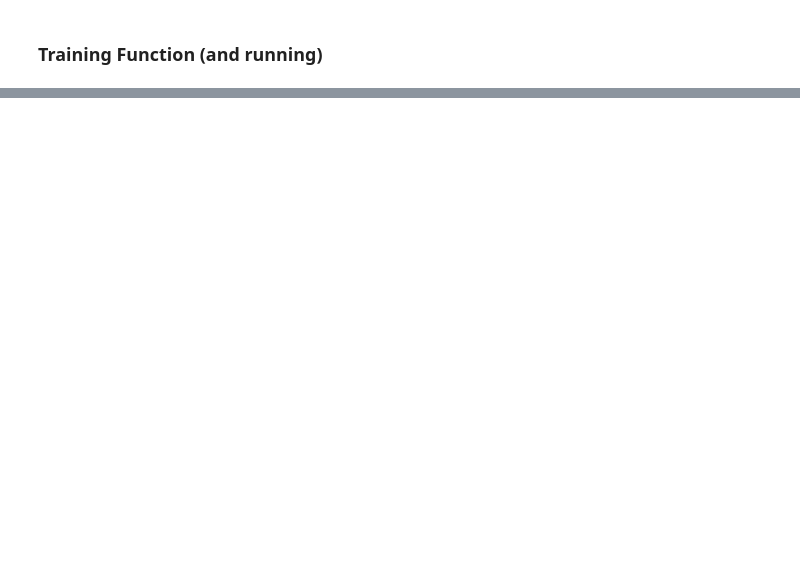
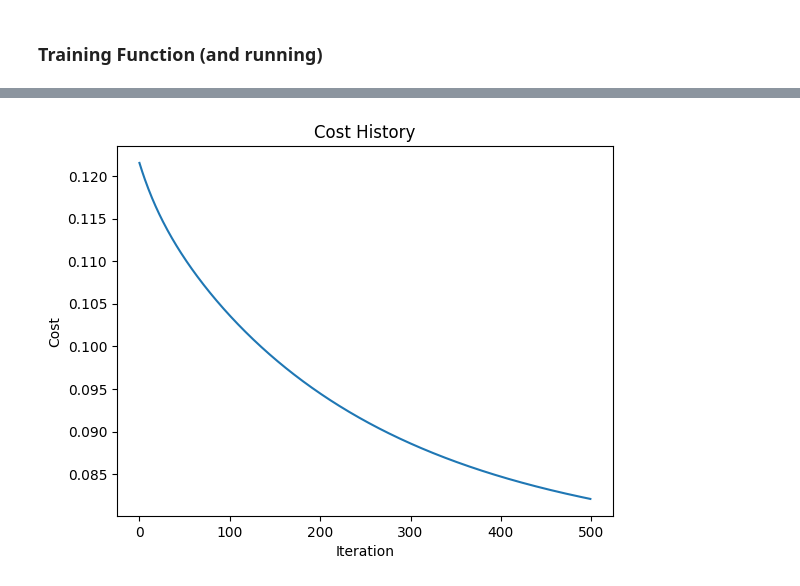
Before and after one commit to DarknessNotFound/TitanicKaggle, a Jupyter notebook: KaggleAnswers.ipynb, the cells around one changed output, grey strips where cells are left out. Cells and saved outputs as stored; diff of their text form; code cells hidden in the pictures; blank space fills up the shorter version.

```diff
--- a/KaggleAnswers.ipynb
+++ b/KaggleAnswers.ipynb
@@ -3,11 +3,11 @@
 <h3 style="text-align: center">Predicting passenger survival</h3>
 # %%
 import numpy as np
-import matplotlib as plt
+import matplotlib.pyplot as plt
 import csv as csv
 
-ALPHA = 0.1
-ESPILON = 0.001
+ALPHA = 0.0001
+ESPILON = 0.00001
 TRAIN_DATA_FILE = "train.csv"
 TEST_DATA_FILE = "test.csv"
 DATA_OUTPUT_NAME = "answers.csv"
@@ -101,6 +120,0 @@ def ParsePassengerData(passenger: list) -> list:
-# %%
-W_HAT = [] # Vector to be multiplied acrossed.
-B = 0 # Correction number
-HIST_J = [] # History of the derivative (used to check alpha)
-COST = 0 # Cost of using current W_HAT and B
-ITERATION = 0 # Current Iteration Count
@@ -112,13 +121,2 @@ def Functions():
 # %% [markdown]
 ### Training Function (and running)
-# %%
-def TrainData():
-    TrainRawData = FetchPassengerData(TRAIN_DATA_FILE)
-    TrainData = []
-
-    for passenger in TrainRawData[1:]:
-        TrainData.append(ParsePassengerData(passenger))
-    previous_dj = 1
-
-    while ITERATION < 100000 and previous_dj > ESPILON:
-        ITERATION += 1
@@ -124,0 +206,8 @@ def TrainData():
+# %%
+plt.plot(HIST_COST)
+plt.title("Cost History")
+plt.xlabel("Iteration")
+plt.ylabel("Cost")
+plt.show()
+# %% [output]
+[figure, added]
```
Also changed, not shown: parts of 7 cells of this notebook.
